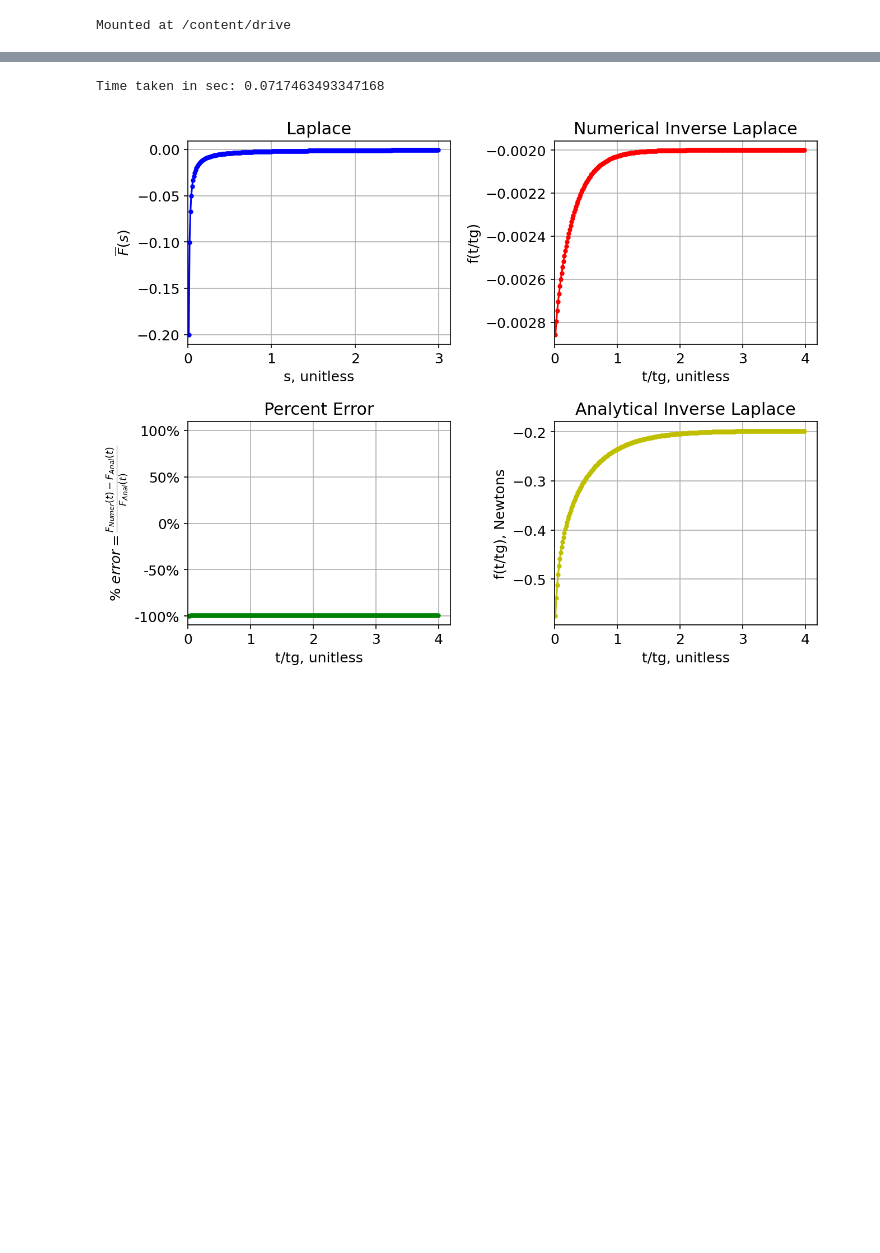
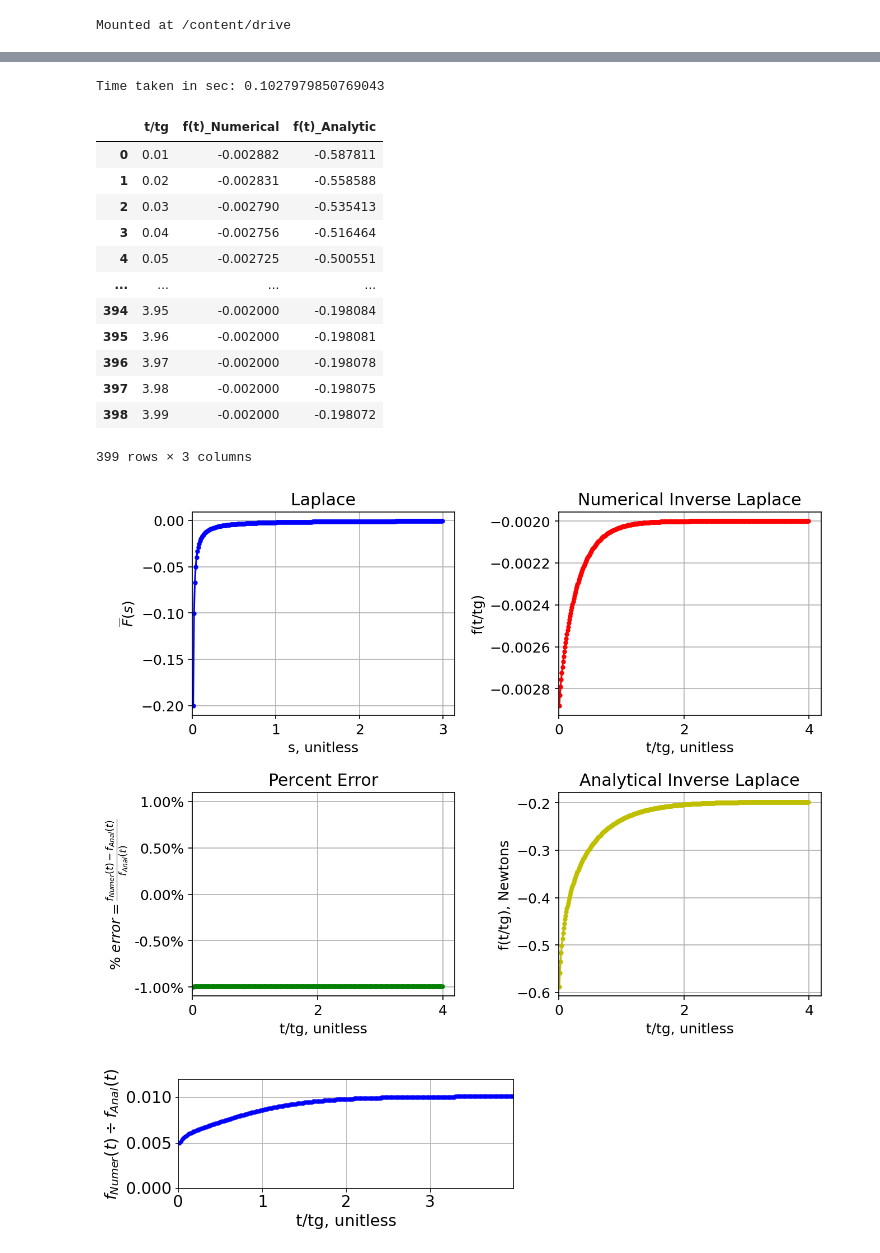
Before and after one commit to ryerrabelli/Yerrabelli-Spector-Poroelastic-Model-Code, a Jupyter notebook: src/colab.ipynb, the cells around one changed output, grey strips where cells are left out. Cells and saved outputs as stored; diff of their text form; code cells hidden in the pictures; blank space fills up the shorter version.

Commit message:
Outputted the inversion as a table so I could confirm that wolfram alpha inversion gets the same output

```diff
--- a/src/colab.ipynb
+++ b/src/colab.ipynb
@@ -204,37 +204,74 @@ anal_offset = 1
 #times = np.arange(0.05, 5.05, 0.05)
 #times=np.arange(0.001,2,0.01)
 times=np.arange(100,7000*4,100)
+times=np.arange(0.01,4,0.01)*tg
 
 tm = viscoporoelastic_model.TestModel2()
 tg = tm.tg
 func = tm.laplace_value
 #func = lambda s: tm.laplace_value(s)*s
 input_times = times
 plot_times  = times/tg
 func_name = {"t":"f(t/tg)", "s":r"$\overline{F}(s)$","t_anal":f"f(t/tg), {tm.inverted_value_units()}"}
 #func_name = {"t":"f(t/tg)", "s":r"$s\cdot\overline{F}(s)$","t_anal":f"f(t/tg), {tm.inverted_value_units()}"}
 #func_name = {"t":"f(t)", "s":"F_bar(s)","t_anal":"f(t*0.01)*0.01"}
 x_names   = {"t":"t/tg, unitless", "s":"s, unitless","t_anal":"t/tg, unitless"}
 s_vals = np.arange(0.01, 3.0, 0.01)
 inv_func_anal = tm.inverted_value #lambda t: tm.inverted_value(t*0.01)*0.01
 #inv_func_anal = lambda t: tm.inverted_value(t/0.00001)/100
 #inv_func_anal = lambda t: tm.inverted_value(t)/100
 input_times_anal = input_times /anal_offset
 plot_times_anal = plot_times /anal_offset
 
 plt.rc('font', size=12)  # default font size is 10
-fig=plotting.plot_laplace_analysis(
+fig, laplace_vals, inverted_vals_numerical, inverted_vals_analytical=plotting.plot_laplace_analysis(
     func=func, func_name=func_name, x_names=x_names, s_vals=s_vals,
     input_times=input_times, plot_times=plot_times, tg=tg,
     input_times_anal=input_times_anal, plot_times_anal=plot_times_anal,
     inv_func_anal=inv_func_anal, Marg=32 )
 
 
+plt.figure(figsize=(6, 2))
+plt.rc('font', size=16)  # default font size is 10
+plt.grid()
+plt.plot(plot_times,inverted_vals_numerical/inverted_vals_analytical, ".-b")
+#plt.plot(inverted_vals_numerical,inverted_vals_analytical)
+plt.xlim([0, max(plot_times)])
+plt.ylim([0, 0.012])
+plt.xlabel("t/tg, unitless")
+#plt.ylabel(r"$\frac{f_{Numer}(t)}{f_{Anal}(t)}$")
+plt.ylabel(r"$f_{Numer}(t) \div f_{Anal}(t)$")
+
 #vars={key:value for key,value in viscoporoelastic_model.TestModel2.__dict__.items() if not key.startswith("__") and not callable(value)}
 #print(pd.DataFrame(vars,index=["value"]))
+
+#print(inverted_vals_numerical)
+
+# creating a DataFrame
+dict = {'t/tg' : plot_times,
+        'f(t)_Numerical' : inverted_vals_numerical,
+        'f(t)_Analytic' : inverted_vals_analytical}
+df = pd.DataFrame(dict)
+
+# displaying the DataFrame
+display(df)
 # %% [output]
-Time taken in sec: 0.0717463493347168
+Time taken in sec: 0.1027979850769043
+|  | t/tg | f(t)_Numerical | f(t)_Analytic |
+| 0 | 0.01 | -0.002882 | -0.587811 |
+| 1 | 0.02 | -0.002831 | -0.558588 |
+| 2 | 0.03 | -0.002790 | -0.535413 |
+| 3 | 0.04 | -0.002756 | -0.516464 |
+| 4 | 0.05 | -0.002725 | -0.500551 |
+| ... | ... | ... | ... |
+| 394 | 3.95 | -0.002000 | -0.198084 |
+| 395 | 3.96 | -0.002000 | -0.198081 |
+| 396 | 3.97 | -0.002000 | -0.198078 |
+| 397 | 3.98 | -0.002000 | -0.198075 |
+| 398 | 3.99 | -0.002000 | -0.198072 |
+399 rows × 3 columns
-[figure, old version]
+[figure, new version]
+[figure, added]
 # %%
 anal_offset = 1
 # inputting a value of time=0 doesn't error (just returns None/NaN), but takes longer (about 2x as much) on python; not really MATLAB though
```
Also changed, not shown: parts of 4 cells of this notebook, 1 other file.
